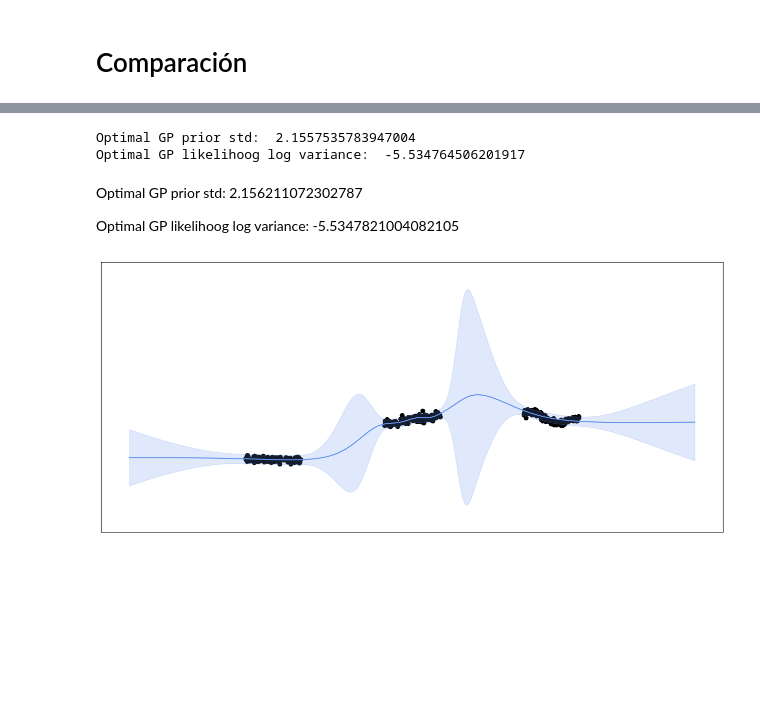
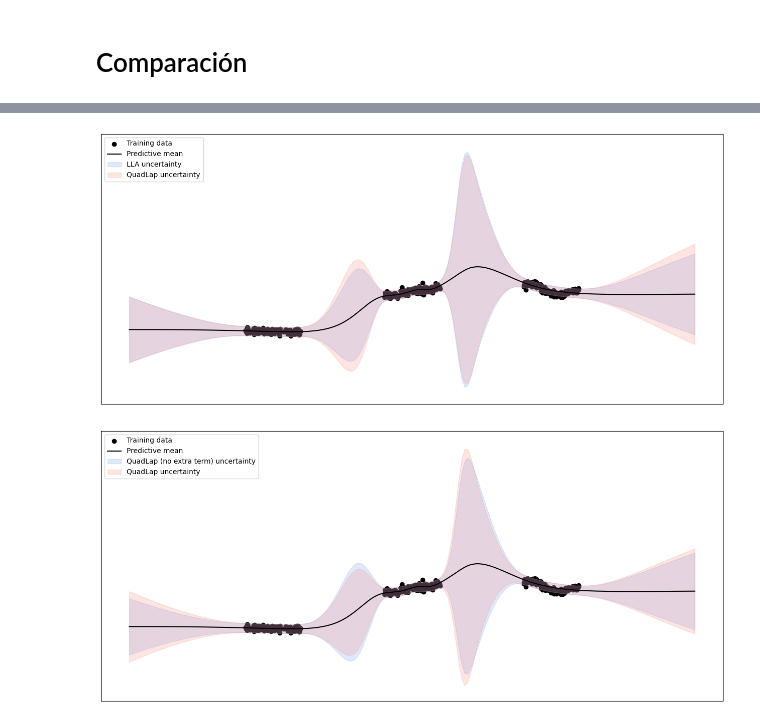
Before and after one commit to pedro-jgl/QuadraticLaplaceMethod, a Jupyter notebook: ToyExample.ipynb, the cells around one changed output, grey strips where cells are left out. Saved outputs shown, nothing was run; the diff lists cells and outputs as text; code cells hidden in the pictures; blank space fills up the shorter version.

```diff
--- a/ToyExample.ipynb
+++ b/ToyExample.ipynb
@@ -179,7 +179,18 @@ distribution_plot(la._glm_predictive_distribution, "LLA")
 subset = "all"
 # 'full', 'kron', 'lowrank' and 'diag'
 hessian = "quad"
+quad_la = Laplace(f, "regression", subset_of_weights=subset, hessian_structure=hessian)
+quad_la.fit(train_loader)
 
-quad_la = Laplace(f, "regression", subset_of_weights=subset, hessian_structure=hessian)
+log_prior_quad, log_sigma_quad = torch.ones(1, requires_grad=True, dtype=params["dtype"]), torch.ones(
+    1, requires_grad=True, dtype = params["dtype"]
+)
+hyper_optimizer = torch.optim.Adam([log_prior_quad, log_sigma_quad], lr=1e-1)
+for i in tqdm(range(100)):
+    hyper_optimizer.zero_grad()
+    neg_marglik = -quad_la.log_marginal_likelihood(log_prior_quad.exp(), log_sigma_quad.exp())
+    neg_marglik.backward()
+    hyper_optimizer.step()
 
-quad_la.fit(train_loader)
+prior_std_quad = np.sqrt(1 / np.exp(log_prior_quad.detach().numpy())).item()
+log_variance_quad = 2*log_sigma_quad.detach().numpy().item()
@@ -190,20 +207,20 @@ distribution_plot(quad_la._glm_predictive_distribution, "Quadratic")
 # %% [markdown]
 # Comparación
 # %%
-def various_dist_plot(model1_predictive, model2_predictive, name=None):
+def various_dist_plot(model1_predictive, model2_predictive, log_var1, log_var2, label1, label2, name=None):
     plt.rcParams["pdf.fonttype"] = 42
     plt.figure(figsize=(16, 7))
 
     # Model 1
     mean1, var1 = model1_predictive(torch.tensor(test_dataset.inputs, dtype=params["dtype"]))
     mean1 = mean1.detach().numpy()
-    var1 = var1.detach().numpy() + np.exp(log_variance)
+    var1 = var1.detach().numpy() + np.exp(log_var1)
     std1 = np.sqrt(var1).flatten()
 
     # Model 2
     mean2, var2 = model2_predictive(torch.tensor(test_dataset.inputs, dtype=params["dtype"]))
     mean2 = mean2.detach().numpy()
-    var2 = var2.detach().numpy() + np.exp(log_variance)
+    var2 = var2.detach().numpy() + np.exp(log_var2)
     std2 = np.sqrt(var2).flatten()
 
     #print((mean1==mean2).all()) Sale true, tal y como se esperaba
@@ -230,7 +247,7 @@ def various_dist_plot(model1_predictive, model2_predictive, name=None):
         mean1.flatten()[sort] + 2 * std1[sort],
         alpha=0.2,
         color="cornflowerblue",
-        label="LLA uncertainty",
+        label=label1,
     )
 
     # Uncertainty for model 2
@@ -240,7 +257,7 @@ def various_dist_plot(model1_predictive, model2_predictive, name=None):
         mean2.flatten()[sort] + 2 * std2[sort],
         alpha=0.2,
         color="salmon",
-        label="QuadLap uncertainty",
+        label=label2,
     )
 
     plt.ylim(-2.5, 5)
@@ -261,23 +271,0 @@ various_dist_plot(la._glm_predictive_distribution, quad_la._glm_predictive_distr
-# %%
-log_prior, log_sigma = torch.ones(1, requires_grad=True, dtype=params["dtype"]), torch.ones(
-    1, requires_grad=True, dtype = params["dtype"]
-)
-hyper_optimizer = torch.optim.Adam([log_prior, log_sigma], lr=1e-1)
-for i in tqdm(range(100)):
-    hyper_optimizer.zero_grad()
-    neg_marglik = -quad_la.log_marginal_likelihood(log_prior.exp(), log_sigma.exp())
-    neg_marglik.backward()
-    hyper_optimizer.step()
-
-prior_std = np.sqrt(1 / np.exp(log_prior.detach().numpy())).item()
-log_variance = 2*log_sigma.detach().numpy().item()
-# %%
-print("Optimal GP prior std: ", prior_std)
-print("Optimal GP likelihoog log variance: ", log_variance)
-# %% [output]
-Optimal GP prior std:  2.1557535783947004
-Optimal GP likelihoog log variance:  -5.534764506201917
-# %% [markdown]
-Optimal GP prior std:  2.156211072302787
-
-Optimal GP likelihoog log variance:  -5.5347821004082105
@@ -318,4 +272,8 @@ def distribution_plot(model_predictive, name = None):
-# %%
-distribution_plot(quad_la._glm_predictive_distribution, "Quadratic_hyper_optimized")
-# %% [output]
-[figure, removed]
+# %%
+various_dist_plot(la._glm_predictive_distribution, quad_la._glm_predictive_distribution, log_variance, log_variance_quad, "LLA uncertainty", "QuadLap uncertainty", "LLA vs QuadLap")
+# %% [output]
+[figure, added]
+# %%
+various_dist_plot(quad_la._glm_predictive_distribution_noextra, quad_la._glm_predictive_distribution, log_variance_quad, log_variance_quad, "QuadLap (no extra term) uncertainty", "QuadLap uncertainty", "QuadLap no extra term vs QuadLap")
+# %% [output]
+[figure, added]
```
Also changed, not shown: parts of 8 cells of this notebook, 1 other file.
